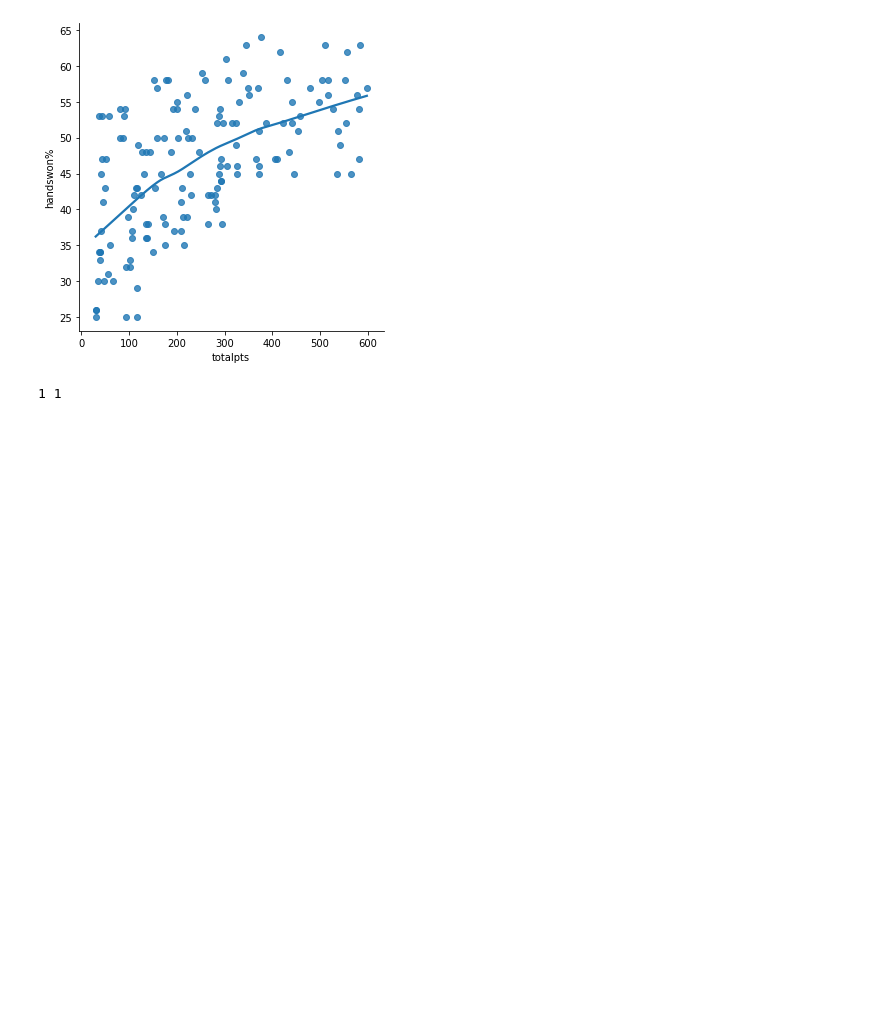
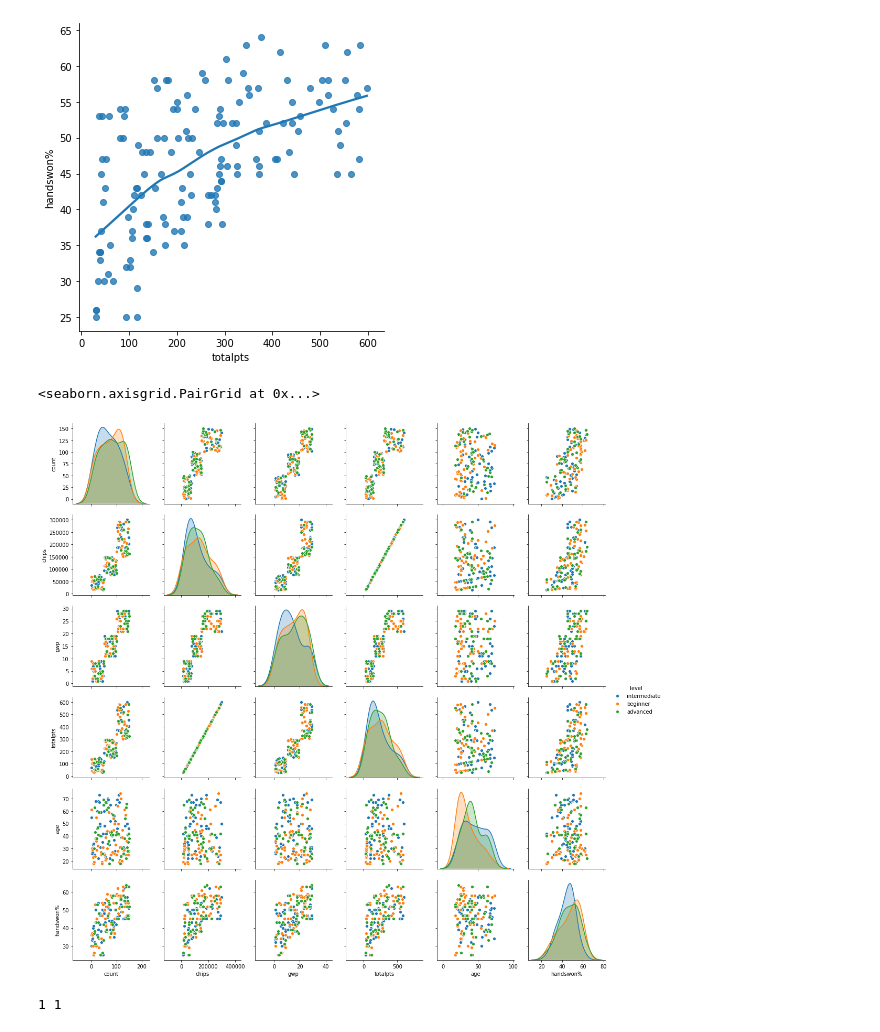
Before and after one commit to garycunningham89/progdataanalysisproject, a Jupyter notebook: Programming for Data Analysis Final Project.ipynb, the cells around one changed output. Drawn from its saved outputs; the diff is of its cells as text; code cells hidden in the pictures; blank space fills up the shorter version.

Commit message:
Dataset Created, Structuring Sections

```diff
--- a/Programming for Data Analysis Final Project.ipynb
+++ b/Programming for Data Analysis Final Project.ipynb
@@ -419,6 +508,11 @@ sns.lmplot(x="totalpts", y="handswon%", data=dataset, lowess=True)
 # %% [output]
 <seaborn.axisgrid.FacetGrid at 0x...>
 [figure]
+# %%
+sns.pairplot(dataset, hue = "level")
+# %% [output]
+<seaborn.axisgrid.PairGrid at 0x...>
+[figure, added]
 # %%
 #binomial example 55% tournament win rate)
 import matplotlib.pyplot as plt
```
Also changed, not shown: parts of 24 cells of this notebook, 1 other file.
